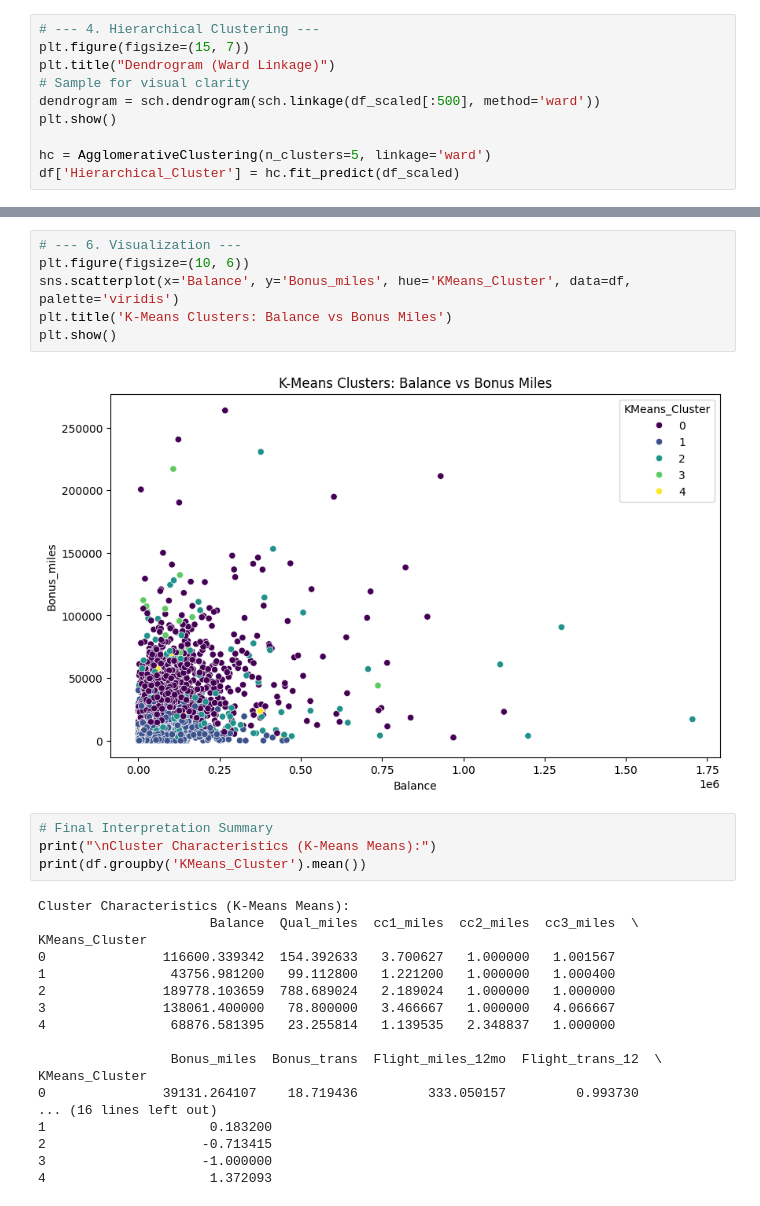
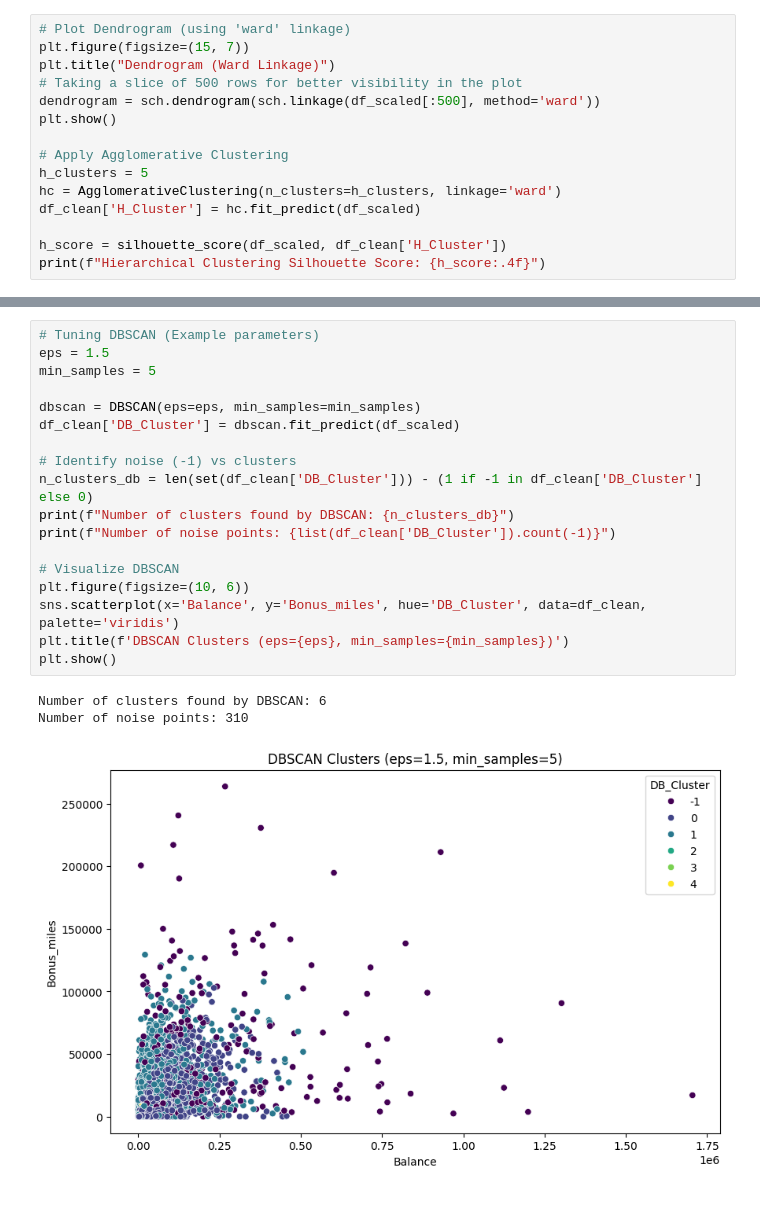
Before and after one commit to nikeshh03/ExcelR-Assignments, a Jupyter notebook: Clustering/Clustering.ipynb, the cells around one changed output, grey strips where cells are left out. Drawn from its saved outputs; the diff is of its cells as text.

```diff
--- a/Clustering/Clustering.ipynb
+++ b/Clustering/Clustering.ipynb
@@ -84,12 +115,17 @@ K-Means Silhouette Score: 0.3231
 # %%
-# --- 4. Hierarchical Clustering ---
+# Plot Dendrogram (using 'ward' linkage)
 plt.figure(figsize=(15, 7))
 plt.title("Dendrogram (Ward Linkage)")
-# Sample for visual clarity
+# Taking a slice of 500 rows for better visibility in the plot
 dendrogram = sch.dendrogram(sch.linkage(df_scaled[:500], method='ward'))
 plt.show()
 
-hc = AgglomerativeClustering(n_clusters=5, linkage='ward')
-df['Hierarchical_Cluster'] = hc.fit_predict(df_scaled)
+# Apply Agglomerative Clustering
+h_clusters = 5
+hc = AgglomerativeClustering(n_clusters=h_clusters, linkage='ward')
+df_clean['H_Cluster'] = hc.fit_predict(df_scaled)
+
+h_score = silhouette_score(df_scaled, df_clean['H_Cluster'])
+print(f"Hierarchical Clustering Silhouette Score: {h_score:.4f}")
 # %% [output]
 [figure]
@@ -107,30 +133,22 @@ DBSCAN Silhouette Score: 0.2537
-# %%
-# --- 6. Visualization ---
-plt.figure(figsize=(10, 6))
-sns.scatterplot(x='Balance', y='Bonus_miles', hue='KMeans_Cluster', data=df, palette='viridis')
-plt.title('K-Means Clusters: Balance vs Bonus Miles')
-plt.show()
-# %% [output]
-[figure, removed]
-# %%
-# Final Interpretation Summary
-print("\nCluster Characteristics (K-Means Means):")
-print(df.groupby('KMeans_Cluster').mean())
-# %% [output]
-Cluster Characteristics (K-Means Means):
-                      Balance  Qual_miles  cc1_miles  cc2_miles  cc3_miles  \
-KMeans_Cluster
-0               116600.339342  154.392633   3.700627   1.000000   1.001567
-1                43756.981200   99.112800   1.221200   1.000000   1.000400
-2               189778.103659  788.689024   2.189024   1.000000   1.000000
-3               138061.400000   78.800000   3.466667   1.000000   4.066667
-4                68876.581395   23.255814   1.139535   2.348837   1.000000
-
-                 Bonus_miles  Bonus_trans  Flight_miles_12mo  Flight_trans_12  \
-KMeans_Cluster
-0               39131.264107    18.719436         333.050157         0.993730
-... (16 lines left out)
-1                     0.183200
-2                    -0.713415
-3                    -1.000000
-4                     1.372093
+# %%
+# Tuning DBSCAN (Example parameters)
+eps = 1.5
+min_samples = 5
+
+dbscan = DBSCAN(eps=eps, min_samples=min_samples)
+df_clean['DB_Cluster'] = dbscan.fit_predict(df_scaled)
+
+# Identify noise (-1) vs clusters
+n_clusters_db = len(set(df_clean['DB_Cluster'])) - (1 if -1 in df_clean['DB_Cluster'] else 0)
+print(f"Number of clusters found by DBSCAN: {n_clusters_db}")
+print(f"Number of noise points: {list(df_clean['DB_Cluster']).count(-1)}")
+
+# Visualize DBSCAN
+plt.figure(figsize=(10, 6))
+sns.scatterplot(x='Balance', y='Bonus_miles', hue='DB_Cluster', data=df_clean, palette='viridis')
+plt.title(f'DBSCAN Clusters (eps={eps}, min_samples={min_samples})')
+plt.show()
+# %% [output]
+Number of clusters found by DBSCAN: 6
+Number of noise points: 310
+[figure, added]
```
Also changed, not shown: parts of 16 cells of this notebook, 31 other files.
